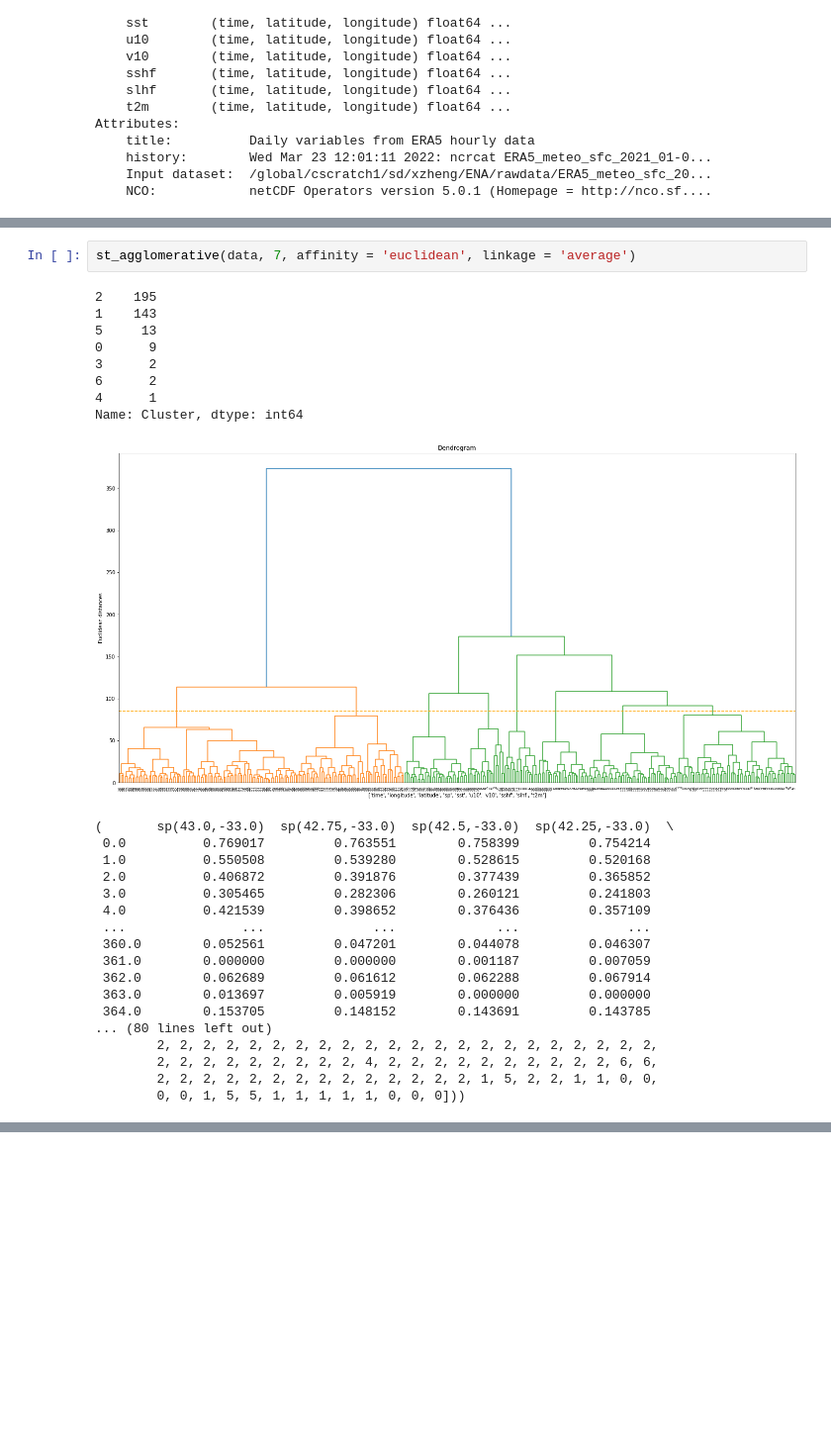
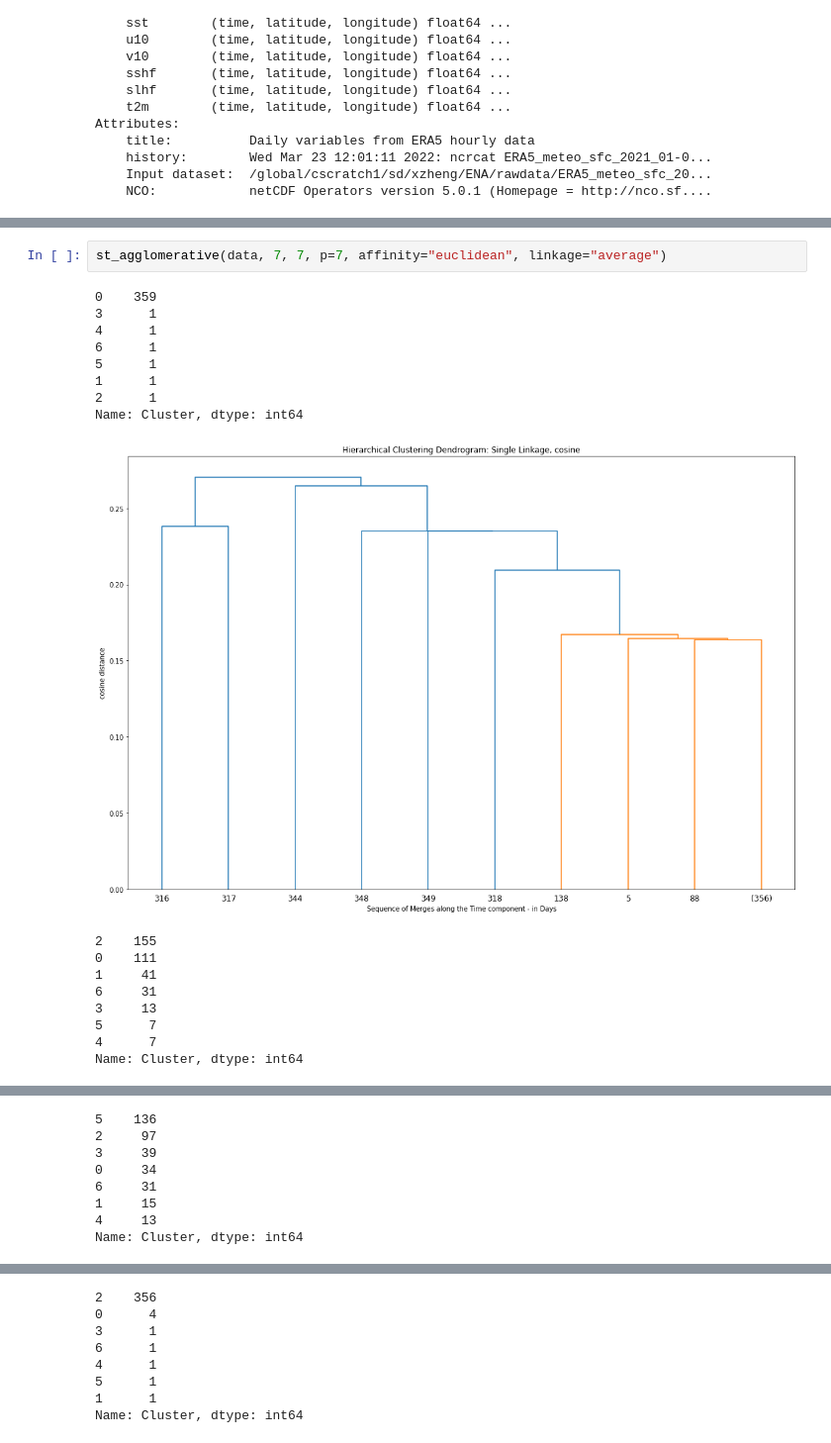
Before and after one commit to big-data-lab-umbc/multivariate-weather-data-clustering, a Jupyter notebook: example/st_agglomerative.ipynb, the cells around one changed output, grey strips where cells are left out. Shown at 99% size. Cells and saved outputs as stored; diff of their text form; blank space fills up the shorter version.

```diff
--- a/example/st_agglomerative.ipynb
+++ b/example/st_agglomerative.ipynb
@@ -167,29 +108,20 @@ def st_agglomerative(input, K, affinity, linkage):
 # %%
-st_agglomerative(data, 7, affinity = 'euclidean', linkage = 'average')
+st_agglomerative(data, 7, 7, p=7, affinity="euclidean", linkage="average")
 # %% [output]
-2    195
-1    143
-5     13
-0      9
-3      2
-6      2
+0    359
+3      1
 4      1
+6      1
+5      1
+1      1
+2      1
 Name: Cluster, dtype: int64
-[figure, old version]
+[figure, new version]
-(       sp(43.0,-33.0)  sp(42.75,-33.0)  sp(42.5,-33.0)  sp(42.25,-33.0)  \
- 0.0          0.769017         0.763551        0.758399         0.754214
- 1.0          0.550508         0.539280        0.528615         0.520168
- 2.0          0.406872         0.391876        0.377439         0.365852
- 3.0          0.305465         0.282306        0.260121         0.241803
- 4.0          0.421539         0.398652        0.376436         0.357109
- ...               ...              ...             ...              ...
- 360.0        0.052561         0.047201        0.044078         0.046307
- 361.0        0.000000         0.000000        0.001187         0.007059
- 362.0        0.062689         0.061612        0.062288         0.067914
- 363.0        0.013697         0.005919        0.000000         0.000000
- 364.0        0.153705         0.148152        0.143691         0.143785
-... (80 lines left out)
-        2, 2, 2, 2, 2, 2, 2, 2, 2, 2, 2, 2, 2, 2, 2, 2, 2, 2, 2, 2, 2, 2,
-        2, 2, 2, 2, 2, 2, 2, 2, 2, 4, 2, 2, 2, 2, 2, 2, 2, 2, 2, 2, 6, 6,
-        2, 2, 2, 2, 2, 2, 2, 2, 2, 2, 2, 2, 2, 2, 1, 5, 2, 2, 1, 1, 0, 0,
-        0, 0, 1, 5, 5, 1, 1, 1, 1, 1, 0, 0, 0]))
+2    155
+0    111
+1     41
+6     31
+3     13
+5      7
+4      7
+Name: Cluster, dtype: int64
@@ -195,0 +129,8 @@ Name: Cluster, dtype: int64
+5    136
+2     97
+3     39
+0     34
+6     31
+1     15
+4     13
+Name: Cluster, dtype: int64
@@ -195,0 +138,8 @@ Name: Cluster, dtype: int64
+2    356
+0      4
+3      1
+6      1
+4      1
+5      1
+1      1
+Name: Cluster, dtype: int64
```
Also changed, not shown: parts of 9 cells of this notebook, 2 other files.
